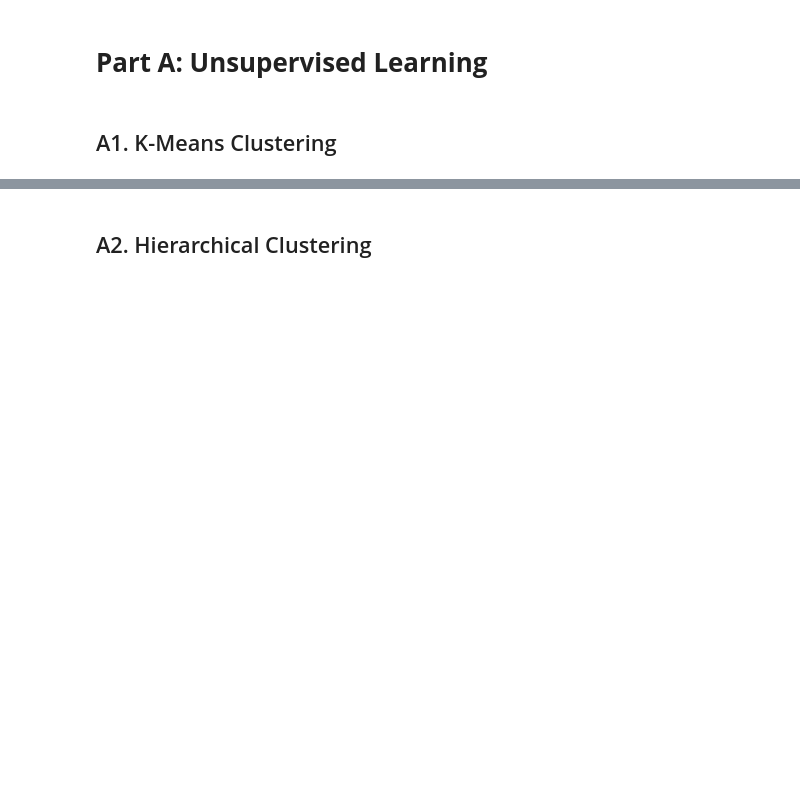
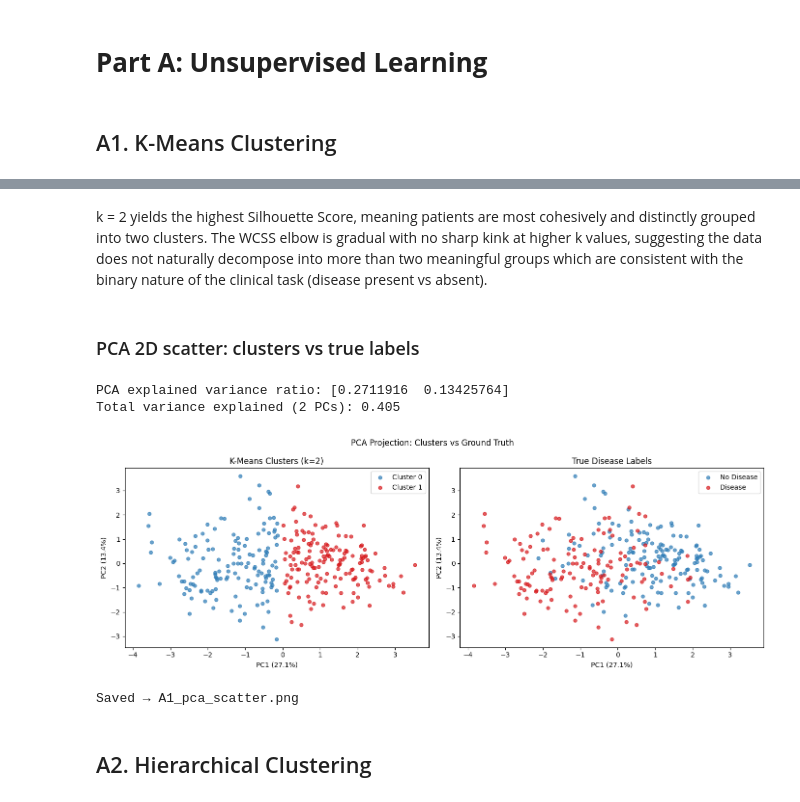
Before and after one commit to maryam2004-hub/i23-6004-DM-Assignment4, a Jupyter notebook: i23_6004_DS_B_DMAssignment4.ipynb, the cells around one changed output, grey strips where cells are left out. Saved outputs shown, nothing was run; the diff lists cells and outputs as text; code cells hidden in the pictures; blank space fills up the shorter version.

```diff
--- a/i23_6004_DS_B_DMAssignment4.ipynb
+++ b/i23_6004_DS_B_DMAssignment4.ipynb
@@ -212,3 +296,67 @@ Naive Bayes assumes that all features are independent. However, in real-world da
+# %% [markdown]
+k = 2 yields the highest Silhouette Score, meaning patients are most cohesively and distinctly grouped into two clusters. The WCSS elbow is gradual with no sharp kink at higher k values, suggesting the data does not naturally decompose into more than two meaningful groups which are consistent with the binary nature of the clinical task (disease present vs absent).
+# %% [markdown]
+### PCA 2D scatter: clusters vs true labels
+# %%
+# --- Fit final K-Means ---
+km = KMeans(n_clusters=CHOSEN_K, random_state=42, n_init=10)
+cluster_labels = km.fit_predict(X_full)
+
+# --- PCA: reduce to 2D ---
+pca = PCA(n_components=2, random_state=42)
+X_2d = pca.fit_transform(X_full)
+
+# Variance info
+var_exp = pca.explained_variance_ratio_
+print(f"PCA explained variance ratio: {var_exp}")
+print(f"Total variance explained (2 PCs): {var_exp.sum():.3f}")
+
+# --- Plotting ---
+fig, axes = plt.subplots(1, 2, figsize=(14, 5))
+
+# ---------- Left: K-Means clusters ----------
+colors = ["#2c7bb6", "#d7191c", "#1a9641", "#fdae61"]
+
+for c in range(CHOSEN_K):
+    idx = cluster_labels == c
+    axes[0].scatter(X_2d[idx, 0], X_2d[idx, 1],
+                    s=25, alpha=0.7,
+                    color=colors[c],
+                    label=f"Cluster {c}")
+
+axes[0].set_title(f"K-Means Clusters (k={CHOSEN_K})")
+axes[0].set_xlabel(f"PC1 ({var_exp[0]*100:.1f}%)")
+axes[0].set_ylabel(f"PC2 ({var_exp[1]*100:.1f}%)")
+axes[0].legend()
+
+# ---------- Right: True labels ----------
+label_colors = {0: "#2c7bb6", 1: "#d7191c"}
+label_names  = {0: "No Disease", 1: "Disease"}
+
+for y in [0, 1]:
+    idx = y_full == y
+    axes[1].scatter(X_2d[idx, 0], X_2d[idx, 1],
+                    s=25, alpha=0.7,
+                    color=label_colors[y],
+                    label=label_names[y])
+
+axes[1].set_title("True Disease Labels")
+axes[1].set_xlabel(f"PC1 ({var_exp[0]*100:.1f}%)")
+axes[1].set_ylabel(f"PC2 ({var_exp[1]*100:.1f}%)")
+axes[1].legend()
+
+# --- Final layout ---
+plt.suptitle("PCA Projection: Clusters vs Ground Truth")
+plt.tight_layout()
+plt.savefig("A1_pca_scatter.png", dpi=150)
+plt.show()
+
+print("Saved → A1_pca_scatter.png")
+# %% [output]
+PCA explained variance ratio: [0.2711916  0.13425764]
+Total variance explained (2 PCs): 0.405
+[figure, added]
+Saved → A1_pca_scatter.png
 # %% [markdown]
 ## A2. Hierarchical Clustering
 # %% [markdown]
```
Also changed, not shown: parts of 5 cells of this notebook.
